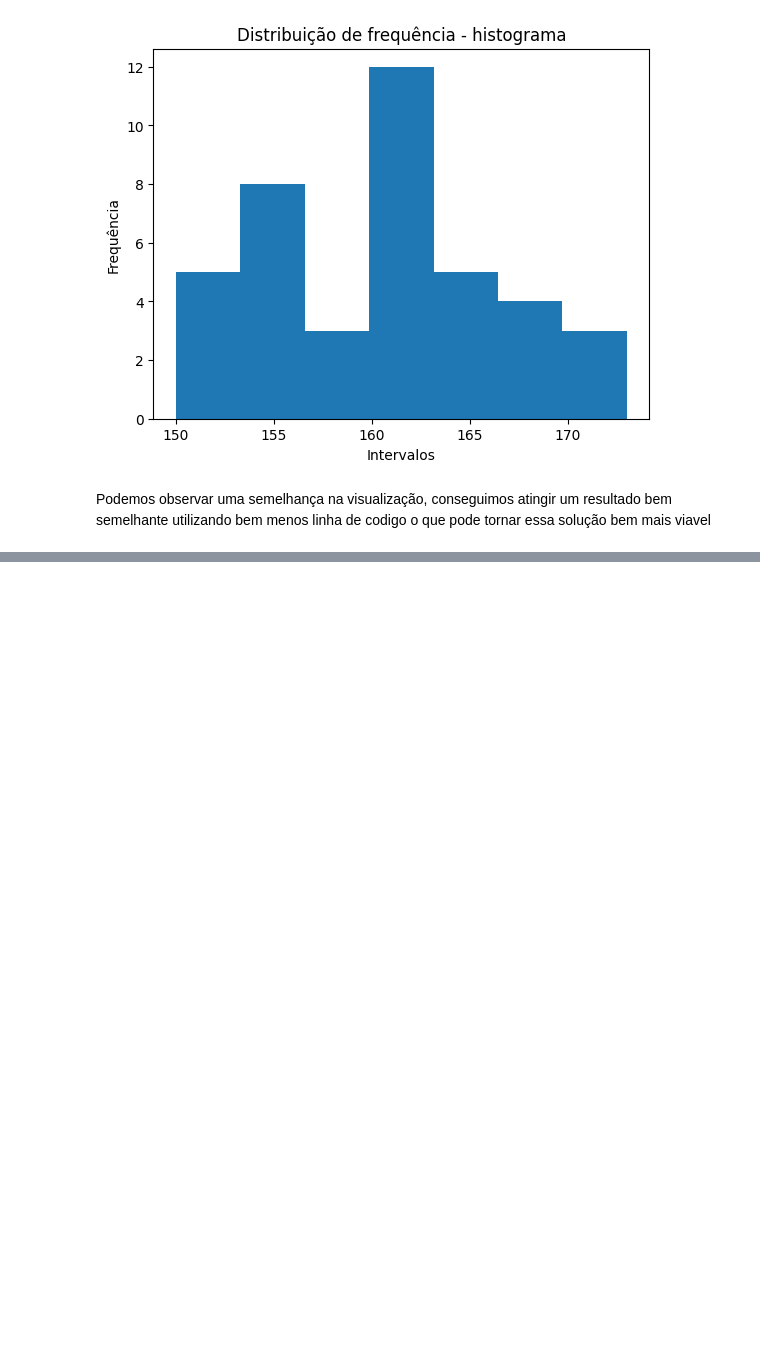
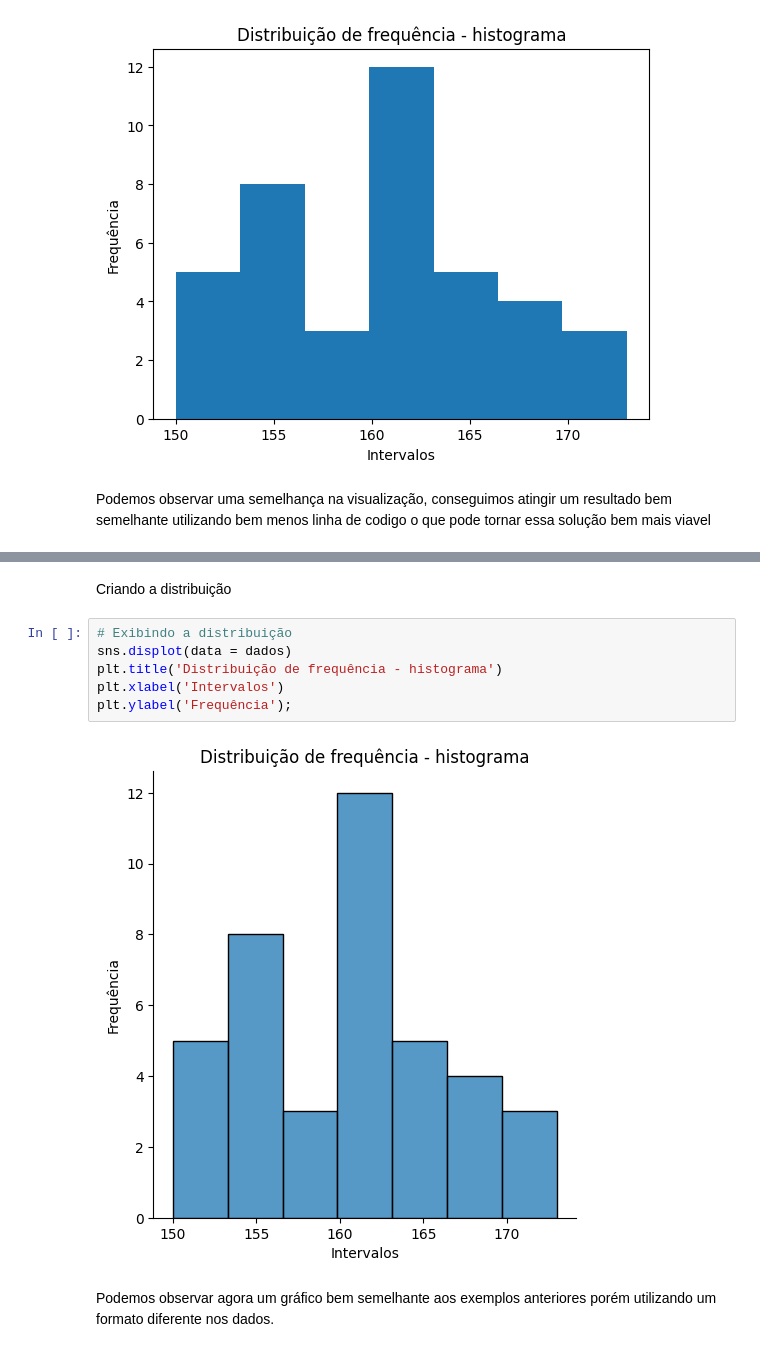
Before and after one commit to JosenildoJunior/StatPyDataScience, a Jupyter notebook: Distribuição_de_frequência.ipynb, the cells around one changed output, grey strips where cells are left out. Drawn from its saved outputs; the diff is of its cells as text; blank space fills up the shorter version.

```diff
--- a/Distribuição_de_frequência.ipynb
+++ b/Distribuição_de_frequência.ipynb
@@ -233,0 +258,12 @@ Podemos observar uma semelhança na visualização, conseguimos atingir um resul
+# %% [markdown]
+Criando a distribuição
+# %%
+# Exibindo a distribuição
+sns.displot(data = dados)
+plt.title('Distribuição de frequência - histograma')
+plt.xlabel('Intervalos')
+plt.ylabel('Frequência');
+# %% [output]
+[figure, added]
+# %% [markdown]
+Podemos observar agora um gráfico bem semelhante aos exemplos anteriores porém utilizando um formato diferente nos dados.
```
Also changed, not shown: parts of 7 cells of this notebook.
